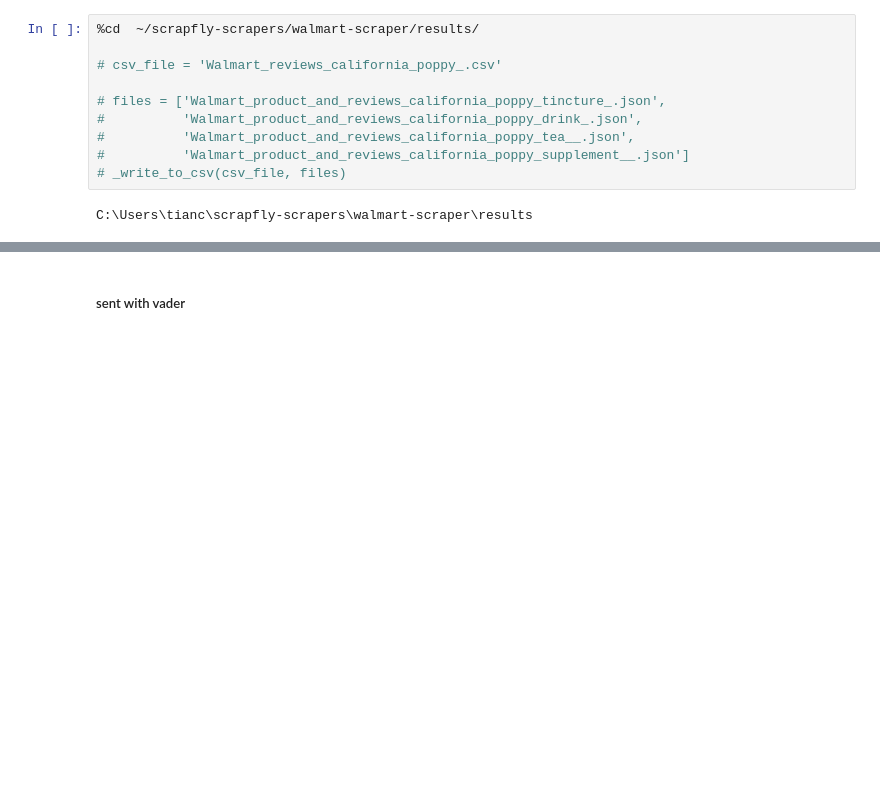
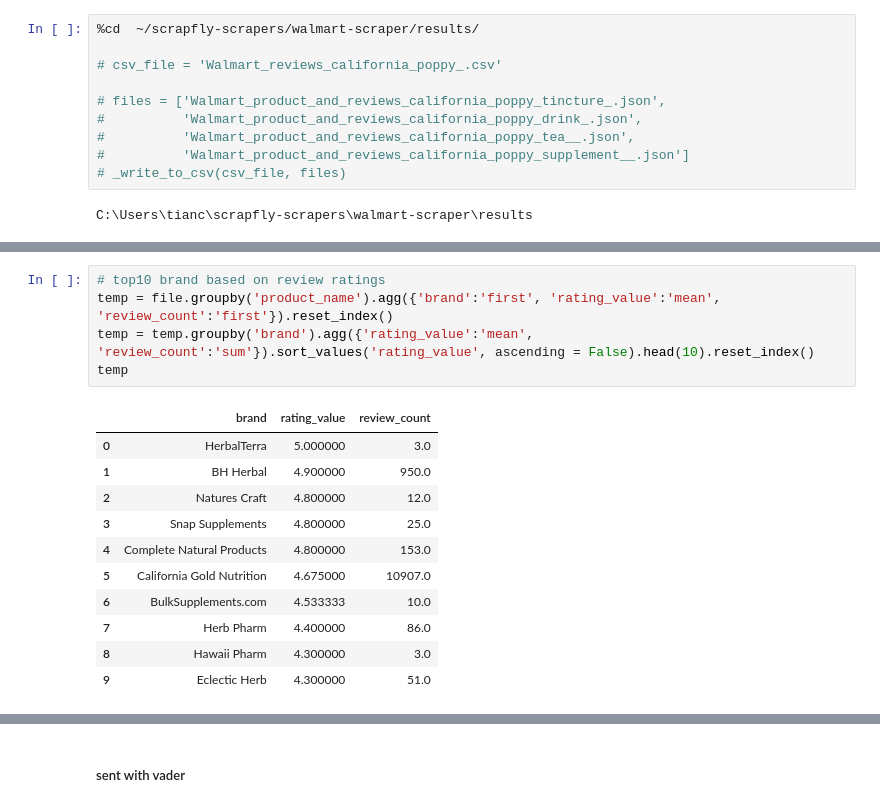
Before and after one commit to TLI2958/scrapfly-scrapers, a Jupyter notebook: etsy-scraper/results/read_res.ipynb, the cells around one changed output, grey strips where cells are left out. Saved outputs shown, nothing was run; the diff lists cells and outputs as text; blank space fills up the shorter version.

```diff
--- a/etsy-scraper/results/read_res.ipynb
+++ b/etsy-scraper/results/read_res.ipynb
@@ -683,0 +788,17 @@ file.head()
+# %%
+# top10 brand based on review ratings
+temp = file.groupby('product_name').agg({'brand':'first', 'rating_value':'mean', 'review_count':'first'}).reset_index()
+temp = temp.groupby('brand').agg({'rating_value':'mean', 'review_count':'sum'}).sort_values('rating_value', ascending = False).head(10).reset_index()
+temp
+# %% [output]
+|  | brand | rating_value | review_count |
+| 0 | HerbalTerra | 5.000000 | 3.0 |
+| 1 | BH Herbal | 4.900000 | 950.0 |
+| 2 | Natures Craft | 4.800000 | 12.0 |
+| 3 | Snap Supplements | 4.800000 | 25.0 |
+| 4 | Complete Natural Products | 4.800000 | 153.0 |
+| 5 | California Gold Nutrition | 4.675000 | 10907.0 |
+| 6 | BulkSupplements.com | 4.533333 | 10.0 |
+| 7 | Herb Pharm | 4.400000 | 86.0 |
+| 8 | Hawaii Pharm | 4.300000 | 3.0 |
+| 9 | Eclectic Herb | 4.300000 | 51.0 |
```
Also changed, not shown: parts of 21 cells of this notebook, 46 other files.
